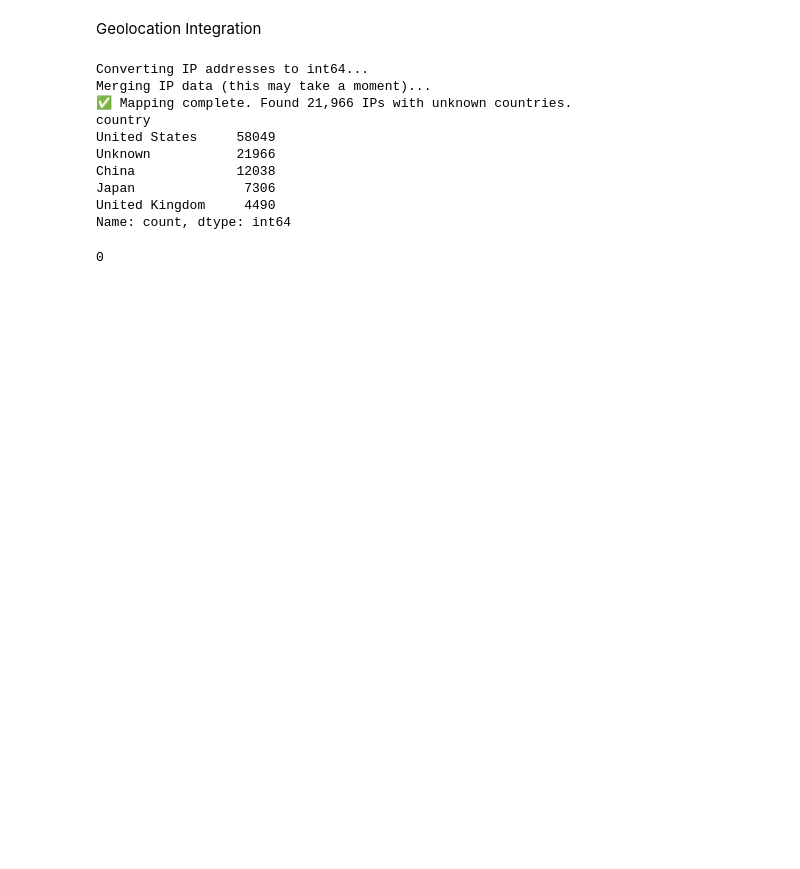
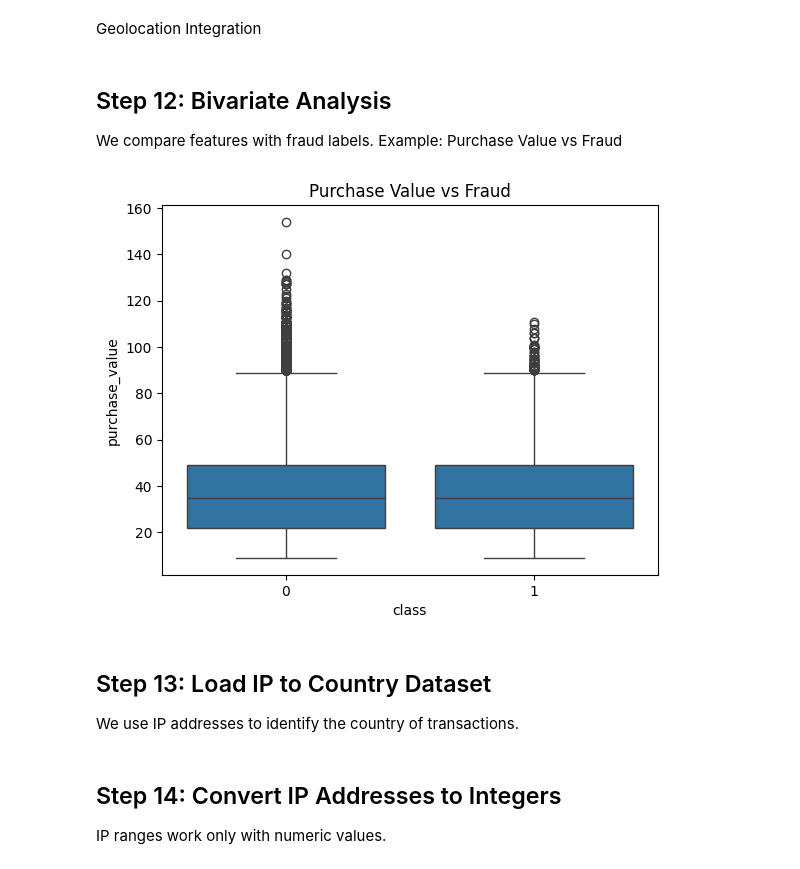
Before and after one commit to wakgari-Elias/fraud-detection, a Jupyter notebook: notebooks/eda-fraud-data.ipynb, the cells around one changed output. Drawn from its saved outputs; the diff is of its cells as text; code cells hidden in the pictures; blank space fills up the shorter version.

```diff
--- a/notebooks/eda-fraud-data.ipynb
+++ b/notebooks/eda-fraud-data.ipynb
@@ -87,2 +205,17 @@ Rows After Cleaning: 151,112
 # %% [markdown]
 Geolocation Integration
+# %% [markdown]
+## Step 12: Bivariate Analysis
+
+We compare features with fraud labels.
+Example: Purchase Value vs Fraud
+# %%
+sns.boxplot(x="class", y="purchase_value", data=fraud_df)
+plt.title("Purchase Value vs Fraud")
+plt.show()
+# %% [output]
+[figure, added]
+# %% [markdown]
+## Step 13: Load IP to Country Dataset
+
+We use IP addresses to identify the country of transactions.
@@ -89,20 +224,8 @@ Geolocation Integration
+# %% [markdown]
+## Step 14: Convert IP Addresses to Integers
+
+IP ranges work only with numeric values.
 # %%
-fraud_df = map_ips_to_countries(fraud_df, ip_df)
-
-# Check the results
-print(fraud_df['country'].value_counts().head())
+fraud_df["ip_address"] = fraud_df["ip_address"].astype(int)
+ip_df["lower_bound_ip_address"] = ip_df["lower_bound_ip_address"].astype(int)
+ip_df["upper_bound_ip_address"] = ip_df["upper_bound_ip_address"].astype(int)
-# %% [output]
-Converting IP addresses to int64...
-Merging IP data (this may take a moment)...
-✅ Mapping complete. Found 21,966 IPs with unknown countries.
-country
-United States     58049
-Unknown           21966
-China             12038
-Japan              7306
-United Kingdom     4490
-Name: count, dtype: int64
-# %%
-fraud_df['country'].isna().sum()
-# %% [output]
-0
```
Also changed, not shown: parts of 61 cells of this notebook, 2 other files.
